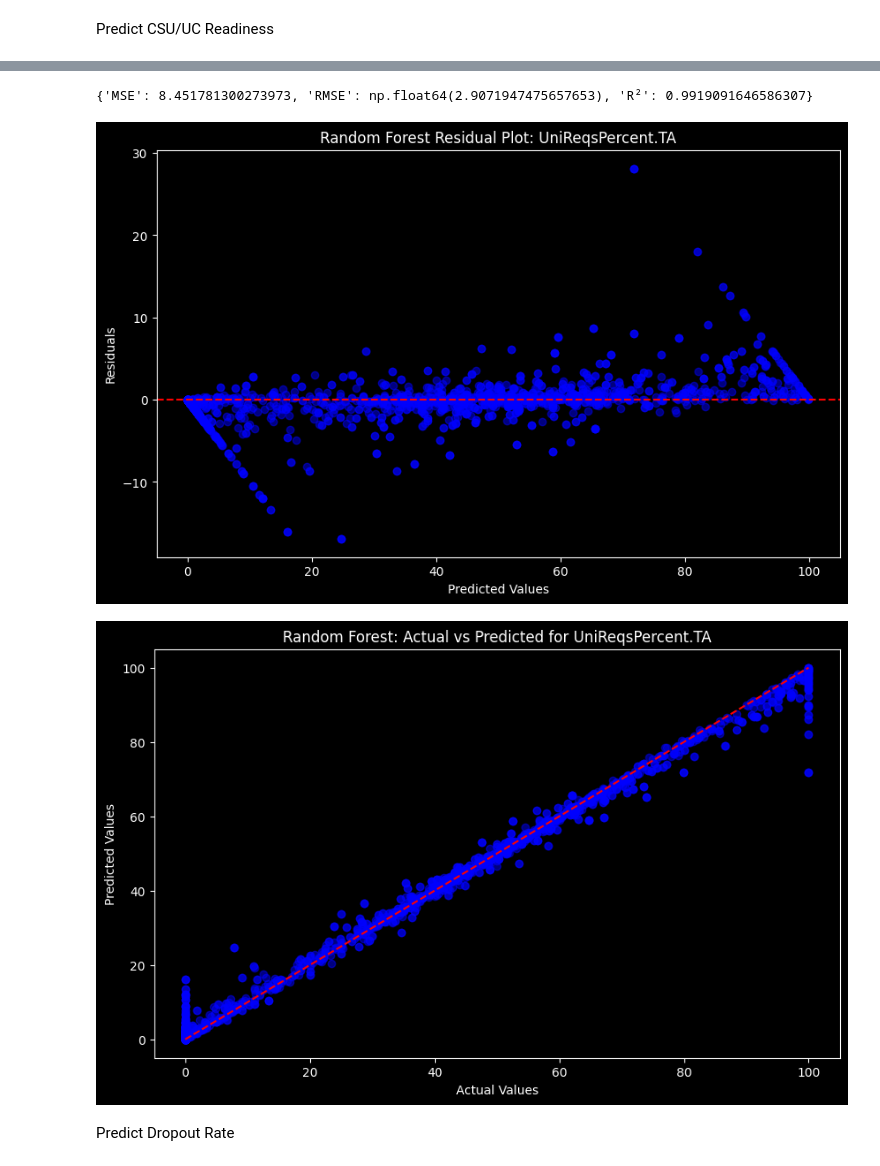
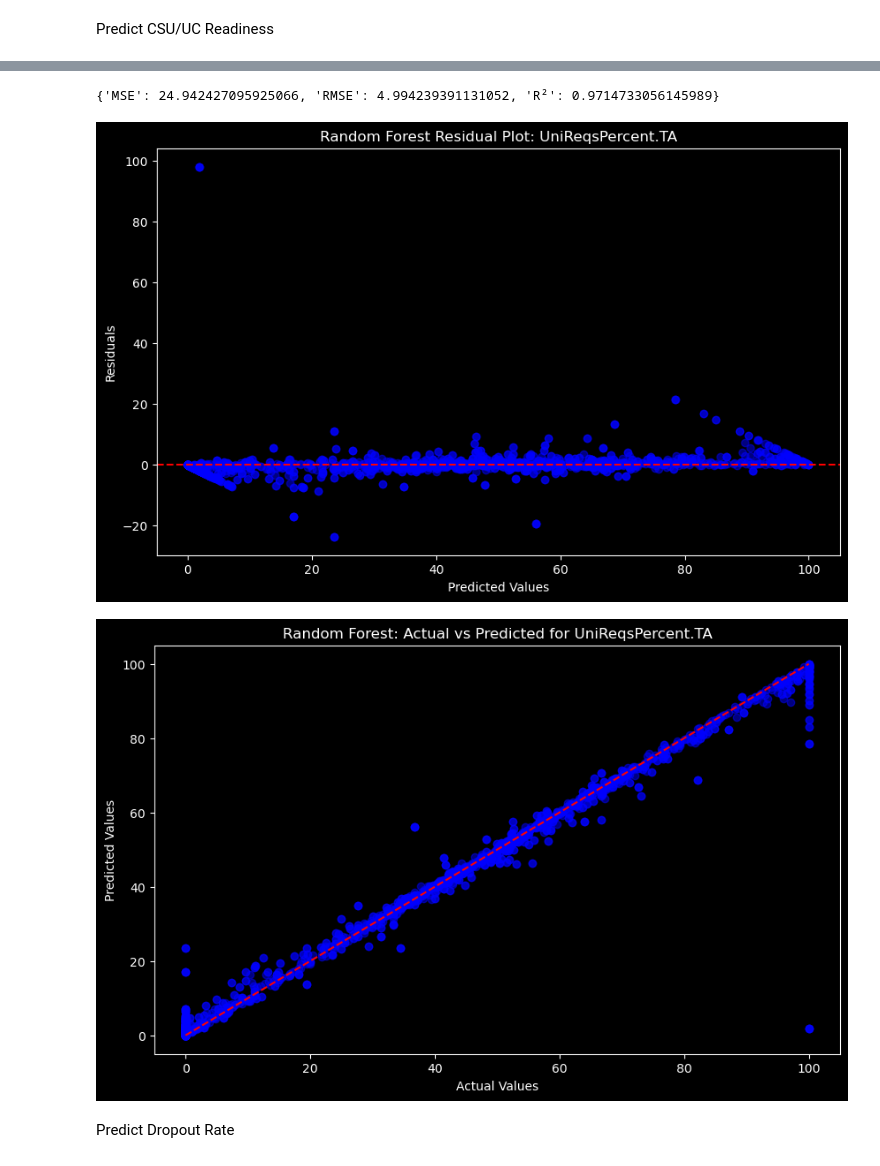
Before and after one commit to PENTASHIFT/DS-Capstone-Project, a Jupyter notebook: modeling/ACGR/ACGRWide_2017_18.ipynb, the cells around one changed output, grey strips where cells are left out. Drawn from its saved outputs; the diff is of its cells as text; code cells hidden in the pictures.

```diff
--- a/modeling/ACGR/ACGRWide_2017_18.ipynb
+++ b/modeling/ACGR/ACGRWide_2017_18.ipynb
@@ -117,9 +120,16 @@ xgb_utils.plot_xgb_predicted_actual(
 # %% [markdown]
 Predict Graduation Rate
 # %%
-import utils.randomforest as rf_utils
+import modeling.utils.randomforest as rf_utils
 
-rf_grad = rf_utils.train_random_forest_model(df_2017_18, "RegHSDiplomaRate.TA", columns_to_drop)
+df_2017_18_clean = df_2017_18.copy()
+df_2017_18_clean = df_2017_18_clean.select_dtypes(include=[np.number])  # Keep only numeric columns
+df_2017_18_clean = df_2017_18_clean.fillna(df_2017_18_clean.mean())  # Impute with mean
+
+# Filter columns_to_drop to include only columns that exist in merged_clean
+columns_to_drop_filtered = [col for col in columns_to_drop if col in df_2017_18_clean.columns]
+
+rf_grad = rf_utils.train_random_forest_model(df_2017_18_clean, "RegHSDiplomaRate.TA", columns_to_drop_filtered)
 print(rf_grad["metrics"])
 rf_utils.plot_rf_residuals(rf_grad["y_test"], rf_grad["y_pred"], "RegHSDiplomaRate.TA")
 rf_utils.plot_rf_actual_predicted(rf_grad["y_test"], rf_grad["y_pred"], "RegHSDiplomaRate.TA")
@@ -131,7 +141,7 @@ rf_utils.plot_rf_actual_predicted(rf_grad["y_test"], rf_grad["y_pred"], "RegHSDi
 # %% [markdown]
 Predict CSU/UC Readiness
 # %%
-rf_uni = rf_utils.train_random_forest_model(df_2017_18, "UniReqsPercent.TA", columns_to_drop)
+rf_uni = rf_utils.train_random_forest_model(df_2017_18_clean, "UniReqsPercent.TA", columns_to_drop_filtered)
 print(rf_uni["metrics"])
 rf_utils.plot_rf_residuals(rf_uni["y_test"], rf_uni["y_pred"], "UniReqsPercent.TA")
 rf_utils.plot_rf_actual_predicted(rf_uni["y_test"], rf_uni["y_pred"], "UniReqsPercent.TA")
@@ -140,6 +150,6 @@ rf_utils.plot_rf_actual_predicted(rf_uni["y_test"], rf_uni["y_pred"], "UniReqsPe
-{'MSE': 8.451781300273973, 'RMSE': np.float64(2.9071947475657653), 'R²': 0.9919091646586307}
+{'MSE': 24.942427095925066, 'RMSE': 4.994239391131052, 'R²': 0.9714733056145989}
-[figure, old version]
+[figure, new version]
-[figure, old version]
+[figure, new version]
 # %% [markdown]
 Predict Dropout Rate
 # %%
```
Also changed, not shown: parts of 9 cells of this notebook, 7 other files.
